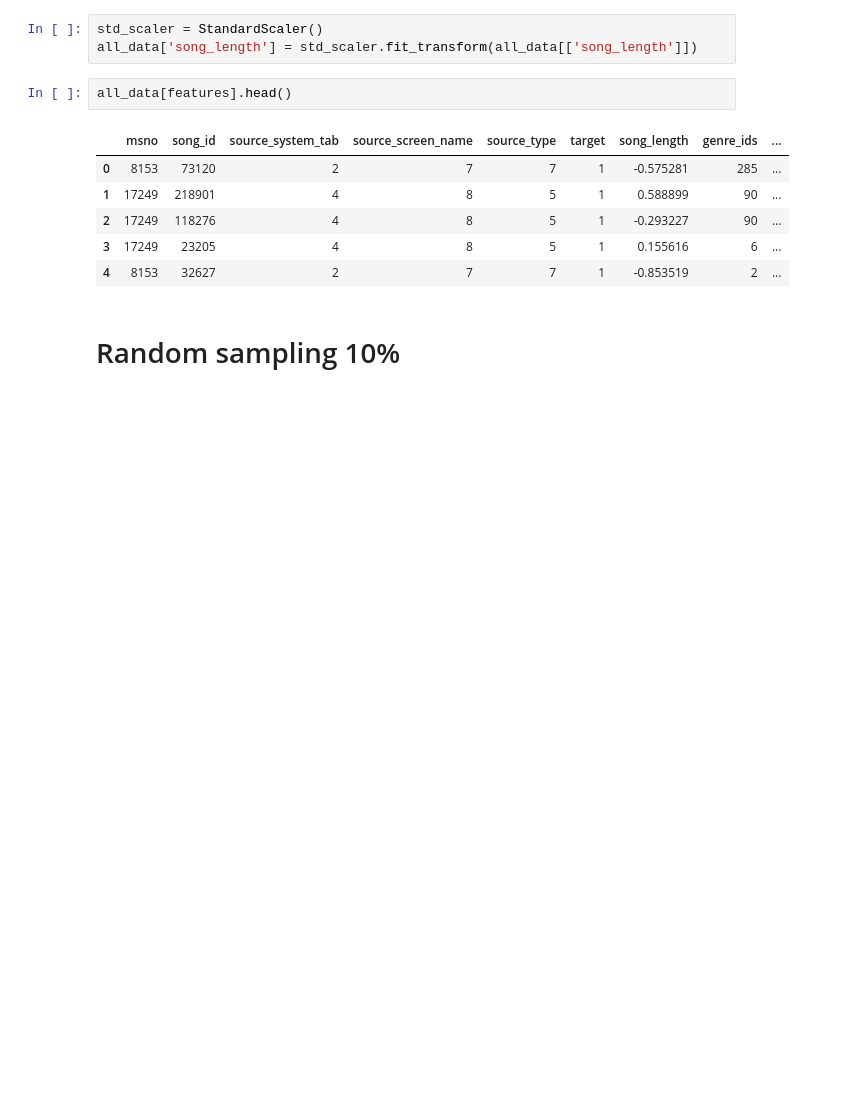
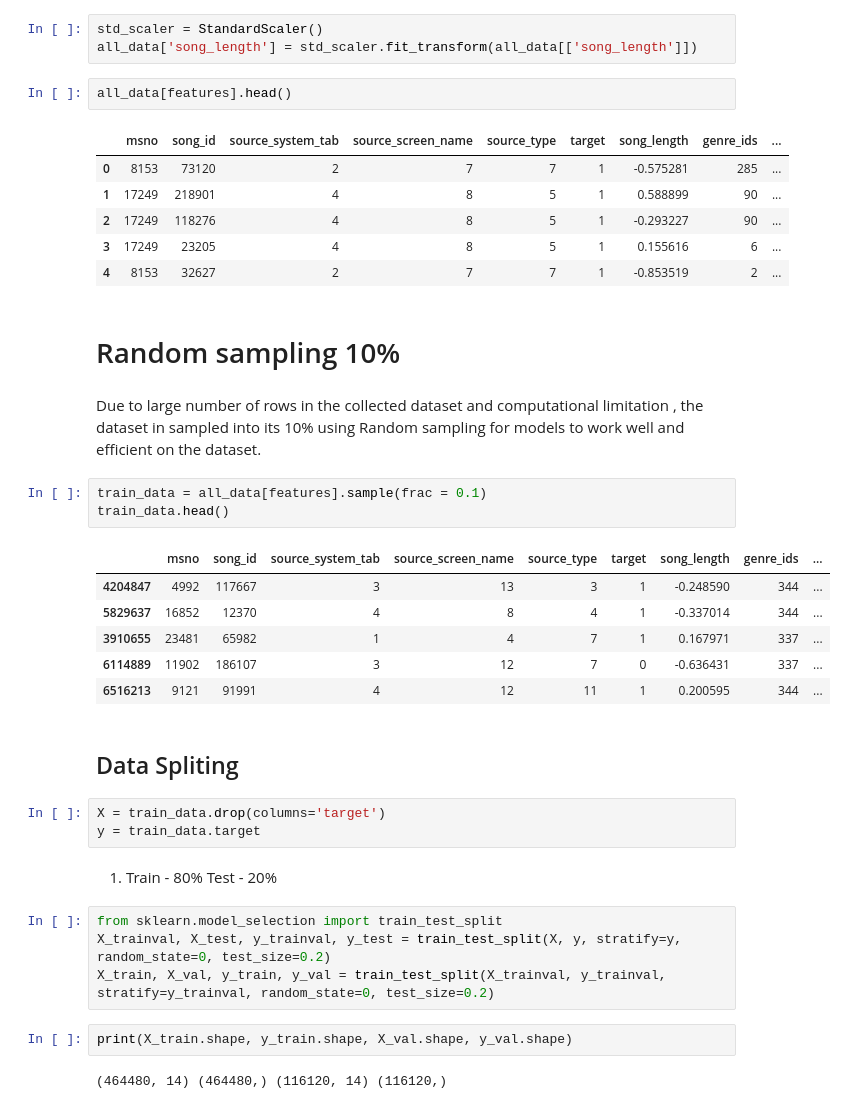
Before and after one commit to manjeet2512/Major_project, a Jupyter notebook: scratch.ipynb, the cells around one changed output. Drawn from its saved outputs; the diff is of its cells as text; blank space fills up the shorter version.

Commit message:
Random Sampling and Data Spliting done (80-20)

```diff
--- a/scratch.ipynb
+++ b/scratch.ipynb
@@ -405,3 +405,30 @@ all_data[features].head()
 | 4 | 8153 | 32627 | 2 | 7 | 7 | 1 | -0.853519 | 2 | ... |
 # %% [markdown]
 # Random sampling 10%
+# %% [markdown]
+Due to large number of rows in the collected dataset and computational limitation , the dataset in sampled into its 10% using Random sampling for models to work well and efficient on the dataset.
+# %%
+train_data = all_data[features].sample(frac = 0.1)
+train_data.head()
+# %% [output]
+|  | msno | song_id | source_system_tab | source_screen_name | source_type | target | song_length | genre_ids | ... |
+| 4204847 | 4992 | 117667 | 3 | 13 | 3 | 1 | -0.248590 | 344 | ... |
+| 5829637 | 16852 | 12370 | 4 | 8 | 4 | 1 | -0.337014 | 344 | ... |
+| 3910655 | 23481 | 65982 | 1 | 4 | 7 | 1 | 0.167971 | 337 | ... |
+| 6114889 | 11902 | 186107 | 3 | 12 | 7 | 0 | -0.636431 | 337 | ... |
+| 6516213 | 9121 | 91991 | 4 | 12 | 11 | 1 | 0.200595 | 344 | ... |
+# %% [markdown]
+## Data Spliting
+# %%
+X = train_data.drop(columns='target')
+y = train_data.target
+# %% [markdown]
+1)    Train - 80% Test - 20%
+# %%
+from sklearn.model_selection import train_test_split
+X_trainval, X_test, y_trainval, y_test = train_test_split(X, y, stratify=y, random_state=0, test_size=0.2)
+X_train, X_val, y_train, y_val = train_test_split(X_trainval, y_trainval, stratify=y_trainval, random_state=0, test_size=0.2)
+# %%
+print(X_train.shape, y_train.shape, X_val.shape, y_val.shape)
+# %% [output]
+(464480, 14) (464480,) (116120, 14) (116120,)
```
Also changed, not shown: parts of 1 cell of this notebook.
